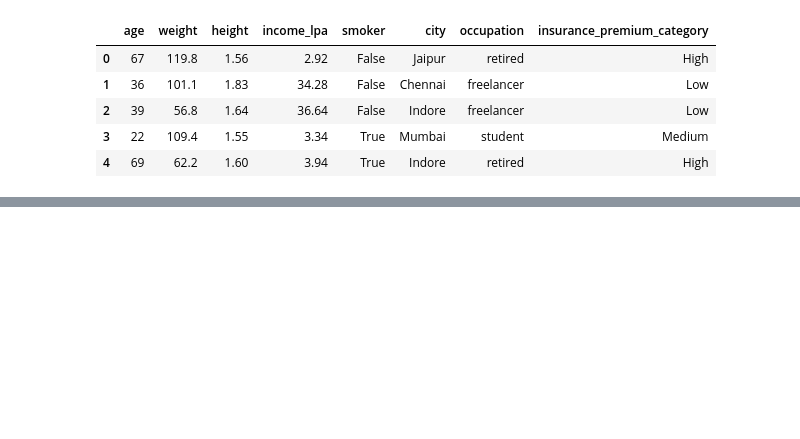
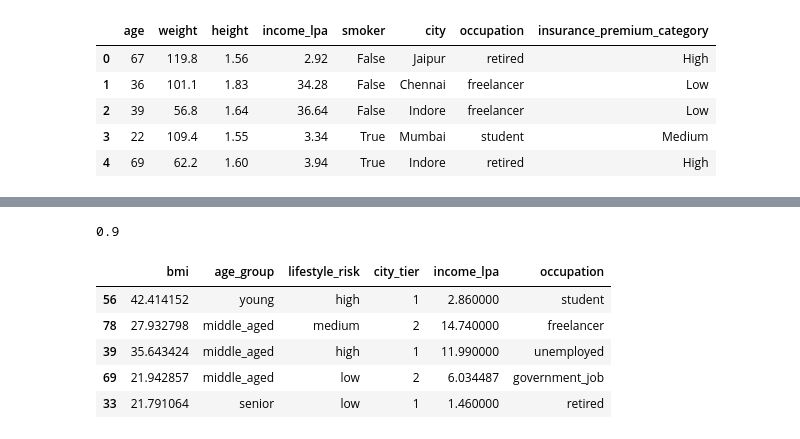
Before and after one commit to Dhruv-saxena-25/FastAPI, a Jupyter notebook: ML/ml_model.ipynb, the cells around one changed output, grey strips where cells are left out. Saved outputs shown, nothing was run; the diff lists cells and outputs as text; code cells hidden in the pictures; blank space fills up the shorter version.

```diff
--- a/ML/ml_model.ipynb
+++ b/ML/ml_model.ipynb
@@ -20,0 +128,4 @@ df.head()
+# %%
+# Split data and train model
+X_train, X_test, y_train, y_test = train_test_split(X, y, test_size=0.2, random_state=1)
+pipeline.fit(X_train, y_train)
@@ -20,0 +141,15 @@ df.head()
+# %%
+# Predict and evaluate
+y_pred = pipeline.predict(X_test)
+accuracy_score(y_test, y_pred)
+# %% [output]
+0.9
+# %%
+X_test.sample(5)
+# %% [output]
+|  | bmi | age_group | lifestyle_risk | city_tier | income_lpa | occupation |
+| 56 | 42.414152 | young | high | 1 | 2.860000 | student |
+| 78 | 27.932798 | middle_aged | medium | 2 | 14.740000 | freelancer |
+| 39 | 35.643424 | middle_aged | high | 1 | 11.990000 | unemployed |
+| 69 | 21.942857 | middle_aged | low | 2 | 6.034487 | government_job |
+| 33 | 21.791064 | senior | low | 1 | 1.460000 | retired |
```
Also changed, not shown: parts of 19 cells of this notebook, 3 other files.
